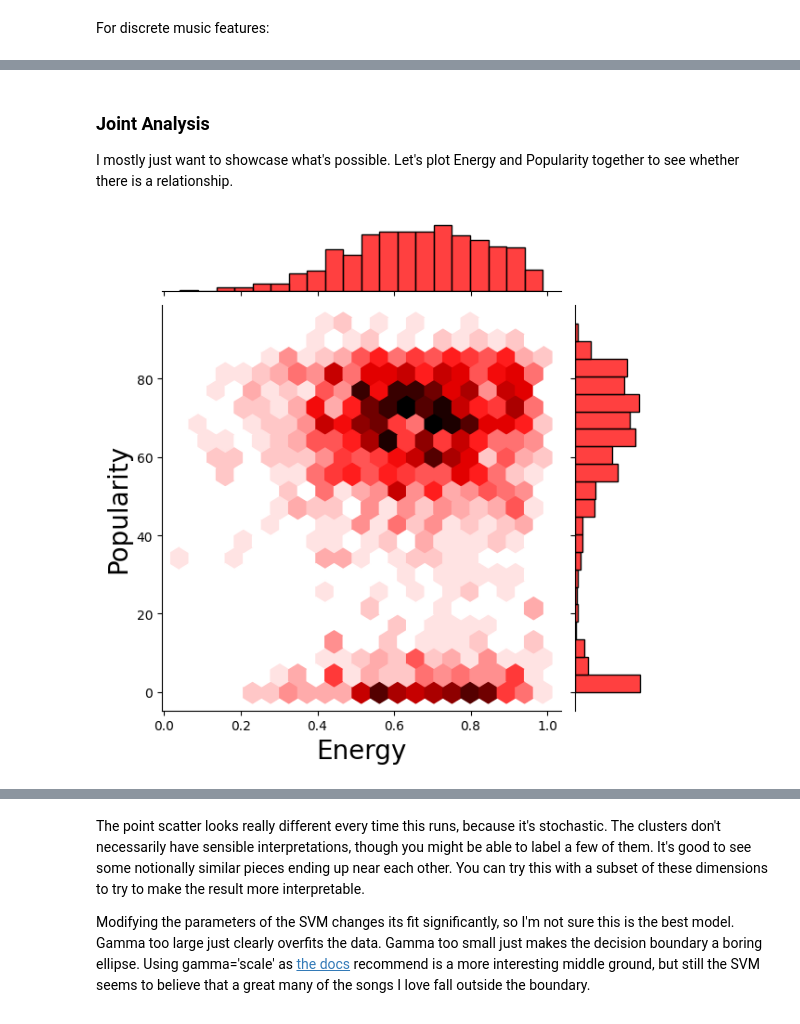
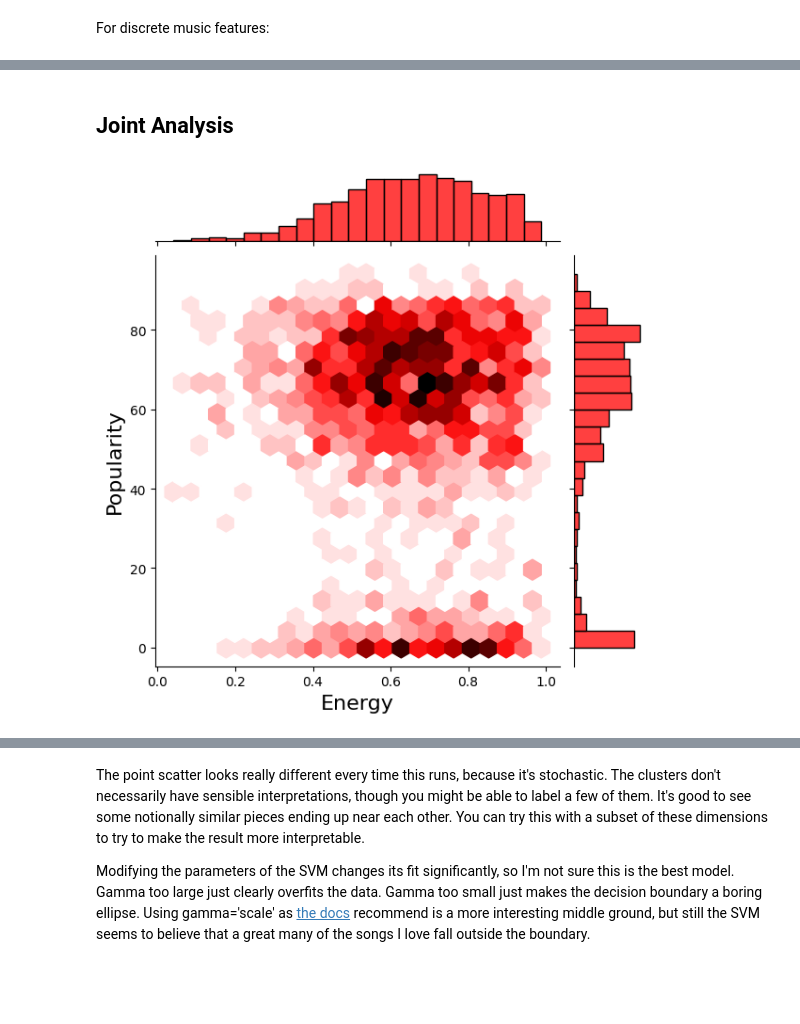
Before and after one commit to mpb9/audio, a Jupyter notebook: exportify/taste.ipynb, the cells around one changed output, grey strips where cells are left out. Drawn from its saved outputs; the diff is of its cells as text; code cells hidden in the pictures; blank space fills up the shorter version.

```diff
--- a/exportify/taste.ipynb
+++ b/exportify/taste.ipynb
@@ -465,12 +468,9 @@ Index: []
 # %% [markdown]
-### Joint Analysis
-
-I mostly just want to showcase what's possible. Let's plot Energy and Popularity together to see whether there is a relationship.
+## Joint Analysis
 # %%
 x = 'Energy'
 y = 'Popularity'
-
 axes = seaborn.jointplot(x=data[x], y=data[y], kind='hex', color='r')
-axes.set_axis_labels(x, y, fontsize=20);
+axes.set_axis_labels(x, y, fontsize=16);
 # %% [output]
-[figure, old version]
+[figure, new version]
```
Also changed, not shown: parts of 35 cells of this notebook, 6 other files.
